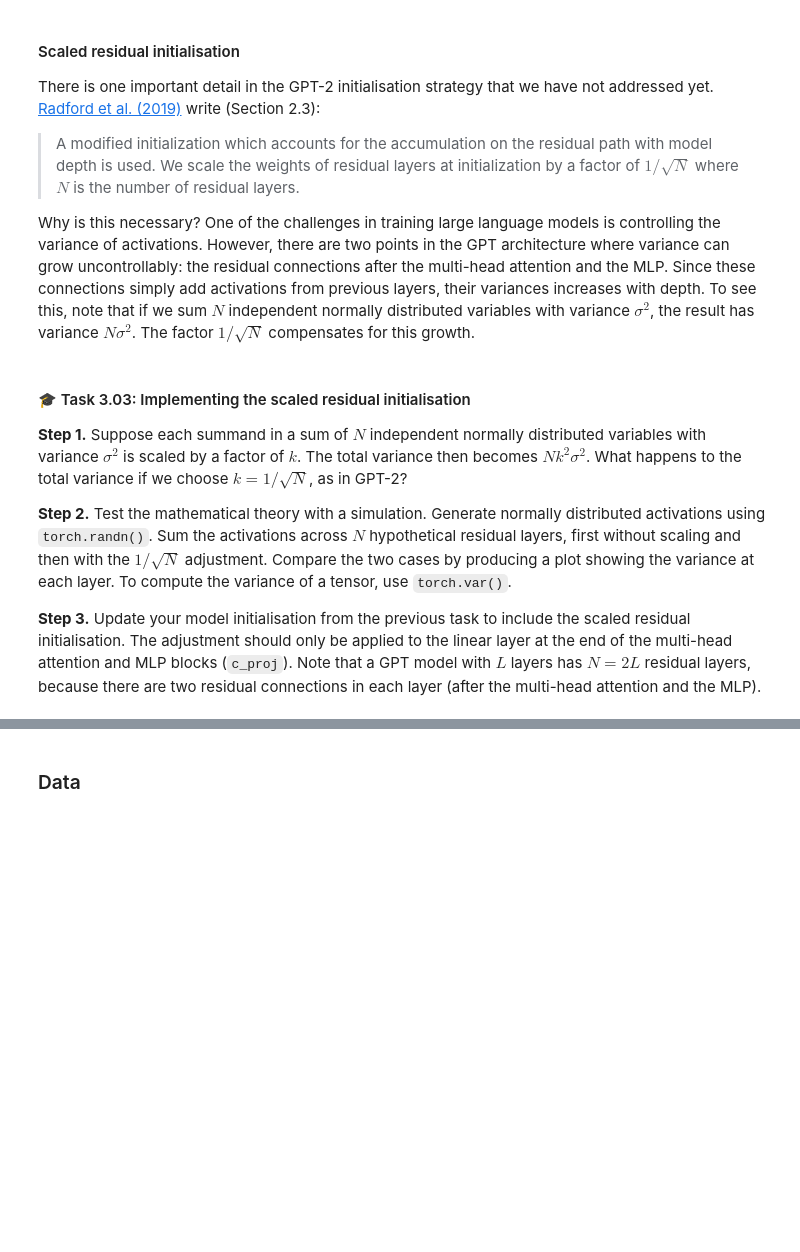
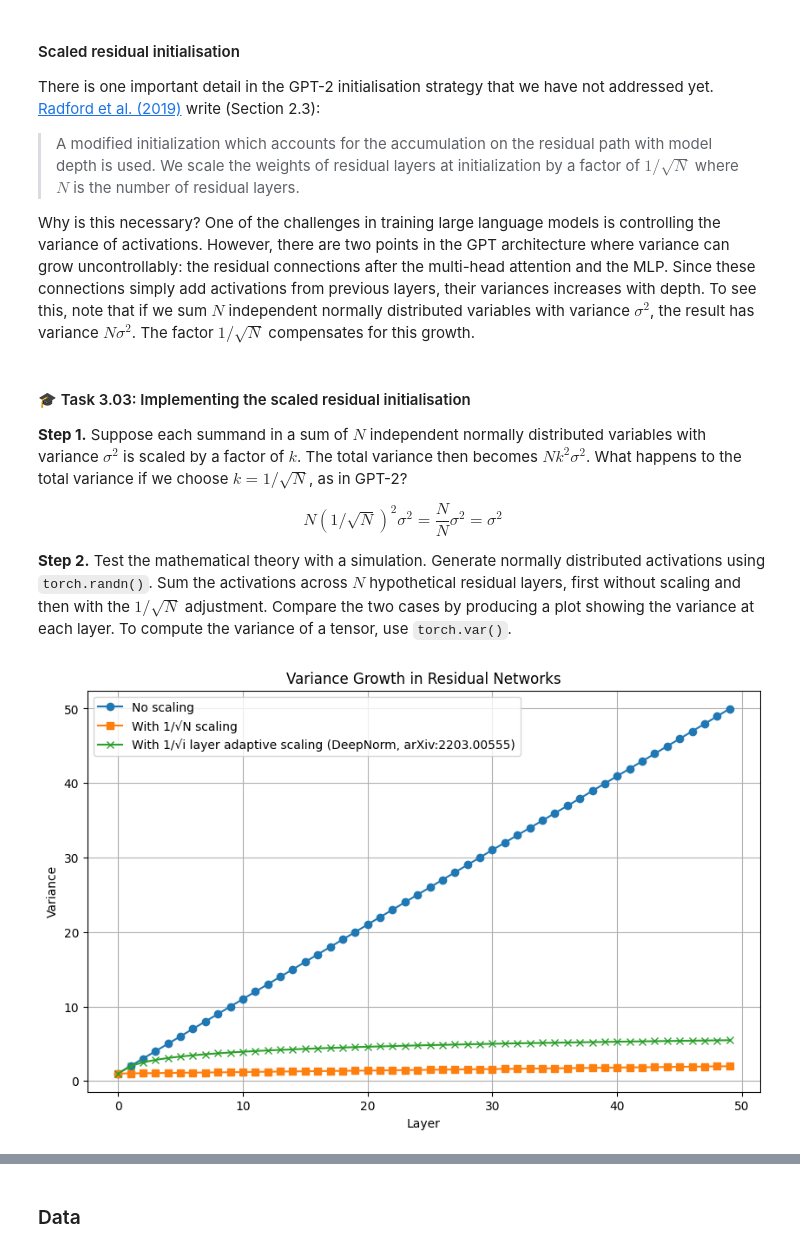
Before and after one commit to reinthal/ete387, a Jupyter notebook: labs/lab3/nlp-lab3.ipynb, the cells around one changed output, grey strips where cells are left out. Cells and saved outputs as stored; diff of their text form; code cells hidden in the pictures; blank space fills up the shorter version.

```diff
--- a/labs/lab3/nlp-lab3.ipynb
+++ b/labs/lab3/nlp-lab3.ipynb
@@ -90,6 +118,56 @@ Why is this necessary? One of the challenges in training large language models i
 
 **Step&nbsp;1.** Suppose each summand in a sum of $N$ independent normally distributed variables with variance $\sigma^2$ is scaled by a factor of&nbsp;$k$. The total variance then becomes $N k^2 \sigma^2$. What happens to the total variance if we choose $k = 1/\sqrt{N}$, as in GPT-2?
 
+$$
+N (1/\sqrt{N})^2 \sigma^2 = \frac{N}{N} \sigma^2 = \sigma^2
+$$
+
 **Step&nbsp;2.** Test the mathematical theory with a simulation. Generate normally distributed activations using `torch.randn()`. Sum the activations across $N$ hypothetical residual layers, first without scaling and then with the $1/\sqrt{N}$ adjustment. Compare the two cases by producing a plot showing the variance at each layer. To compute the variance of a tensor, use `torch.var()`.
-
-**Step&nbsp;3.** Update your model initialisation from the previous task to include the scaled residual initialisation. The adjustment should only be applied to the linear layer at the end of the multi-head attention and MLP blocks (`c_proj`). Note that a GPT model with $L$&nbsp;layers has $N = 2 L$ residual layers, because there are two residual connections in each layer (after the multi-head attention and the MLP).
+# %%
+# generated with claude, commented by me
+import torch
+import matplotlib.pyplot as plt
+
+N = 50  # number of simulated layers
+d_model = 512  # embedding dimension
+batch_size = 32
+seq_len = 128
+
+x_no_scale = torch.randn(batch_size, seq_len, d_model)
+x_with_scale = x_no_scale.clone()
+x_adaptive_scale = x_no_scale.clone()
+
+variances_no_scale = [torch.var(x_no_scale).item()]
+variances_with_scale = [torch.var(x_with_scale).item()]
+variances_adaptive_scale = [torch.var(x_adaptive_scale).item()]
+
+
+for i in range(1, N):
+    # Simulate layer output (assume random)
+    layer_output = torch.randn(batch_size, seq_len, d_model)
+
+    # Perform the simulated residual connection (Without scaling)
+    x_no_scale = x_no_scale + layer_output #
+    variances_no_scale.append(torch.var(x_no_scale).item())
+
+    # Perform the simulated residual connection (With 1/√N scaling)
+    x_with_scale = x_with_scale + layer_output / (N ** 0.5)
+    variances_with_scale.append(torch.var(x_with_scale).item())
+
+    # Perform the simulated residual connection (With 1/√i  adaptive scaling)
+    x_adaptive_scale = x_adaptive_scale + layer_output / (i ** 0.5)
+    variances_adaptive_scale.append(torch.var(x_adaptive_scale).item())
+
+# Plot
+plt.figure(figsize=(10, 6))
+plt.plot(range(N), variances_no_scale, label='No scaling', marker='o')
+plt.plot(range(N), variances_with_scale, label='With 1/√N scaling', marker='s')
+plt.plot(range(N), variances_adaptive_scale, label='With 1/√i layer adaptive scaling (DeepNorm, arXiv:2203.00555)', marker='x')
+plt.xlabel('Layer')
+plt.ylabel('Variance')
+plt.title('Variance Growth in Residual Networks')
+plt.legend()
+plt.grid(True)
+plt.show()
+# %% [output]
+[figure, added]
```
Also changed, not shown: parts of 16 cells of this notebook, 3 other files.
